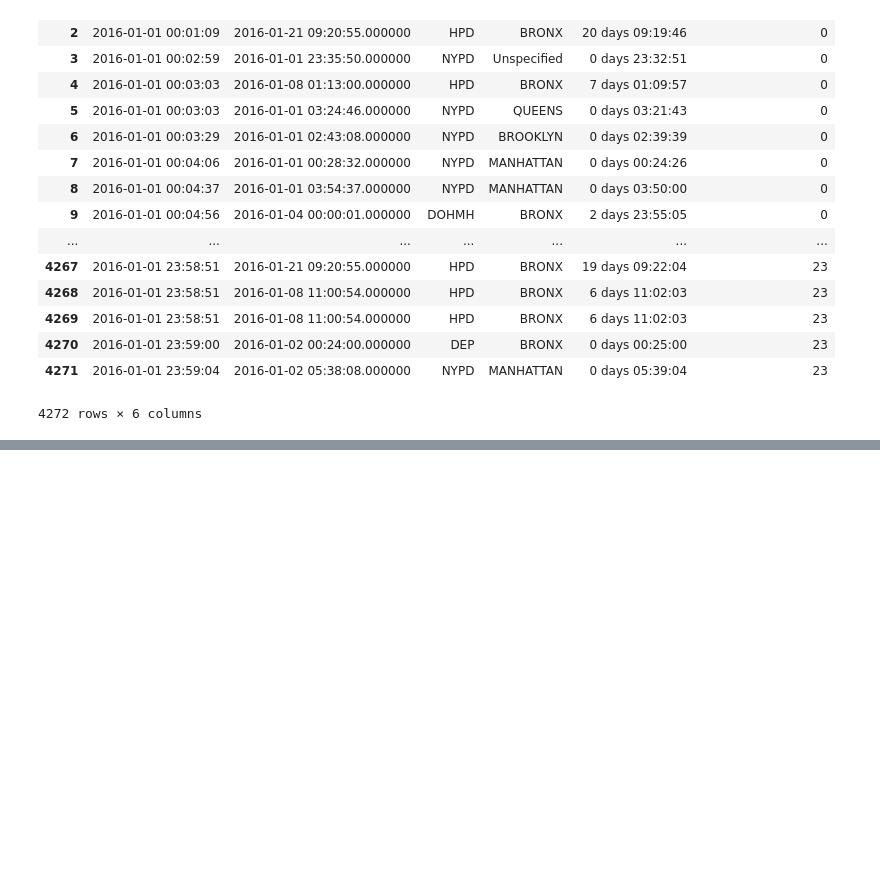
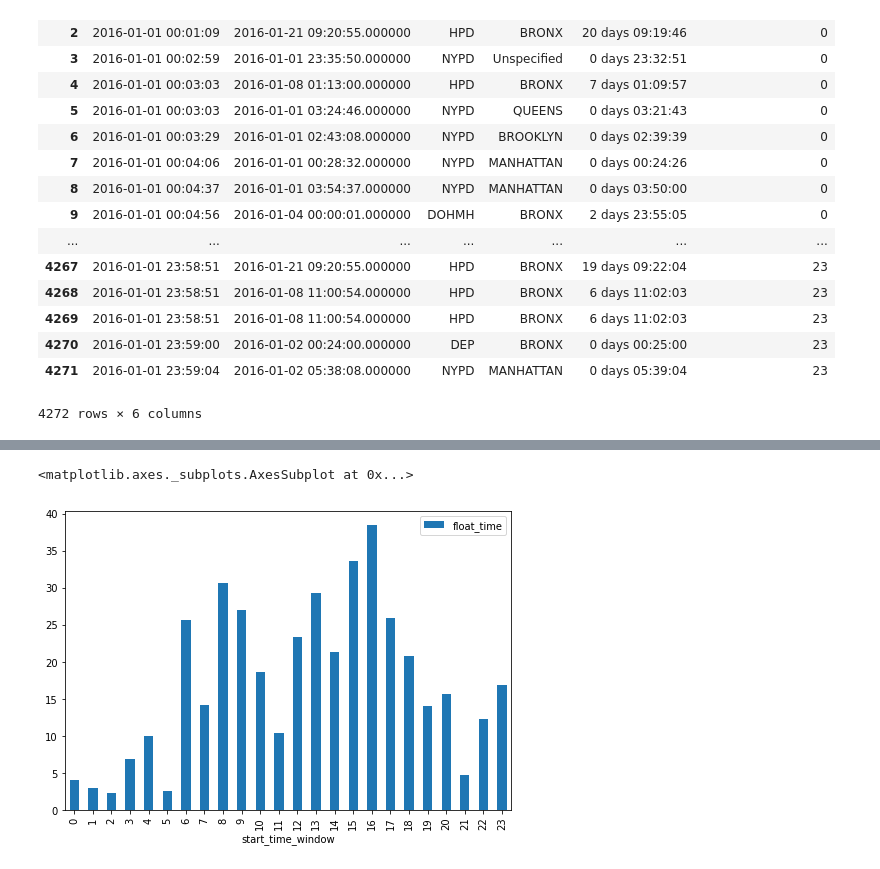
Before and after one commit to ambuilding/Python, a Jupyter notebook: columbiaAnalytics/dataAV/Data processing.ipynb, the cells around one changed output, grey strips where cells are left out. Drawn from its saved outputs; the diff is of its cells as text; code cells hidden in the pictures; blank space fills up the shorter version.

```diff
--- a/columbiaAnalytics/dataAV/Data processing.ipynb
+++ b/columbiaAnalytics/dataAV/Data processing.ipynb
@@ -169,0 +237,6 @@ newdata.to_csv('output1.csv')
+# %%
+hour_group = newdata[['float_time', 'start_time_window']].groupby('start_time_window')
+hour_group.mean().plot(kind='bar', figsize=(8,5.5))
+# %% [output]
+<matplotlib.axes._subplots.AxesSubplot at 0x...>
+[figure, added]
```
Also changed, not shown: parts of 12 cells of this notebook, 2 other files.
